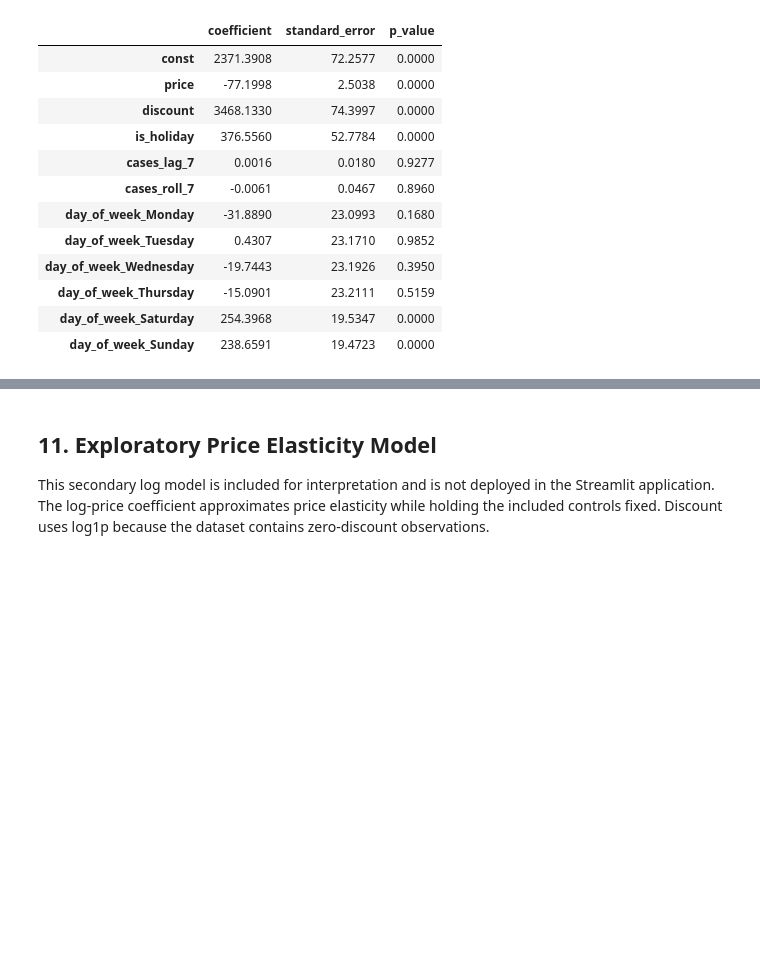
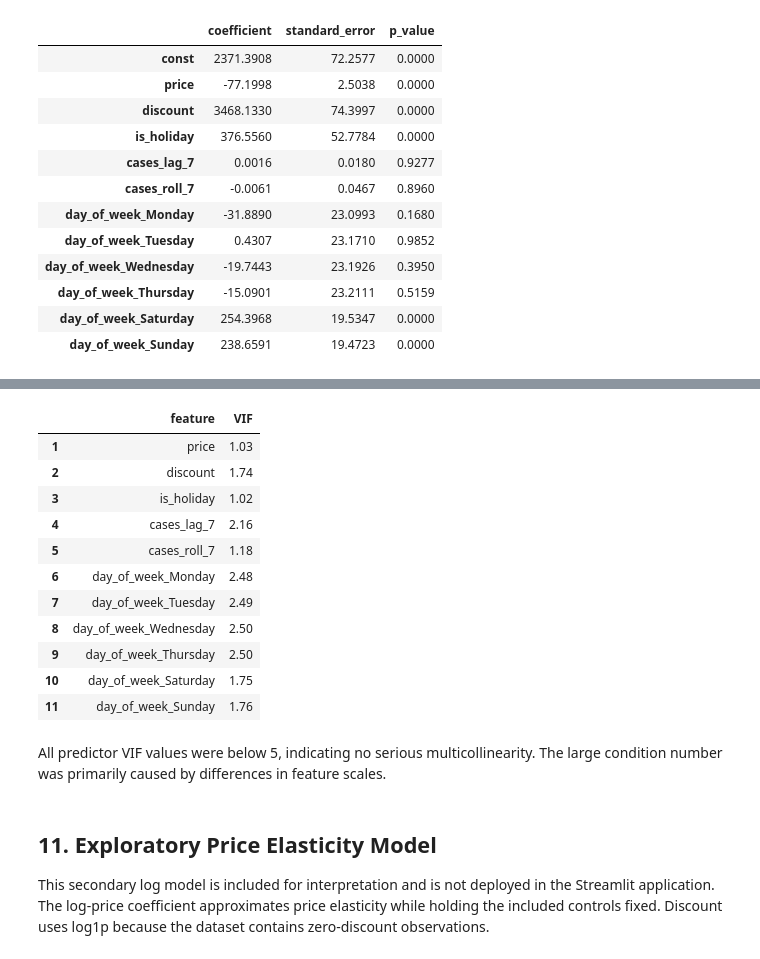
Before and after one commit to BijayGautam123/Pricing-Demand-Forecasting, a Jupyter notebook: notebooks/pricing_model_analysis.ipynb, the cells around one changed output, grey strips where cells are left out. Cells and saved outputs as stored; diff of their text form; code cells hidden in the pictures; blank space fills up the shorter version.

```diff
--- a/notebooks/pricing_model_analysis.ipynb
+++ b/notebooks/pricing_model_analysis.ipynb
@@ -396,6 +493,35 @@ Notes:
 [1] Standard Errors assume that the covariance matrix of the errors is correctly specified.
 [2] The condition number is large, 2.49e+04. This might indicate that there are
 strong multicollinearity or other numerical problems.
+# %%
+from statsmodels.stats.outliers_influence import variance_inflation_factor
+
+X_vif = sm.add_constant(X.astype(float))
+
+vif_results = pd.DataFrame({
+    "feature": X_vif.columns,
+    "VIF": [
+        variance_inflation_factor(X_vif.values, i)
+        for i in range(X_vif.shape[1])
+    ],
+})
+
+vif_results[vif_results["feature"] != "const"].round(2)
+# %% [output]
+|  | feature | VIF |
+| 1 | price | 1.03 |
+| 2 | discount | 1.74 |
+| 3 | is_holiday | 1.02 |
+| 4 | cases_lag_7 | 2.16 |
+| 5 | cases_roll_7 | 1.18 |
+| 6 | day_of_week_Monday | 2.48 |
+| 7 | day_of_week_Tuesday | 2.49 |
+| 8 | day_of_week_Wednesday | 2.50 |
+| 9 | day_of_week_Thursday | 2.50 |
+| 10 | day_of_week_Saturday | 1.75 |
+| 11 | day_of_week_Sunday | 1.76 |
+# %% [markdown]
+All predictor VIF values were below 5, indicating no serious multicollinearity. The large condition number was primarily caused by differences in feature scales.
 # %% [markdown]
 ## 11. Exploratory Price Elasticity Model
 
```
Also changed, not shown: parts of 12 cells of this notebook, 2 other files.
